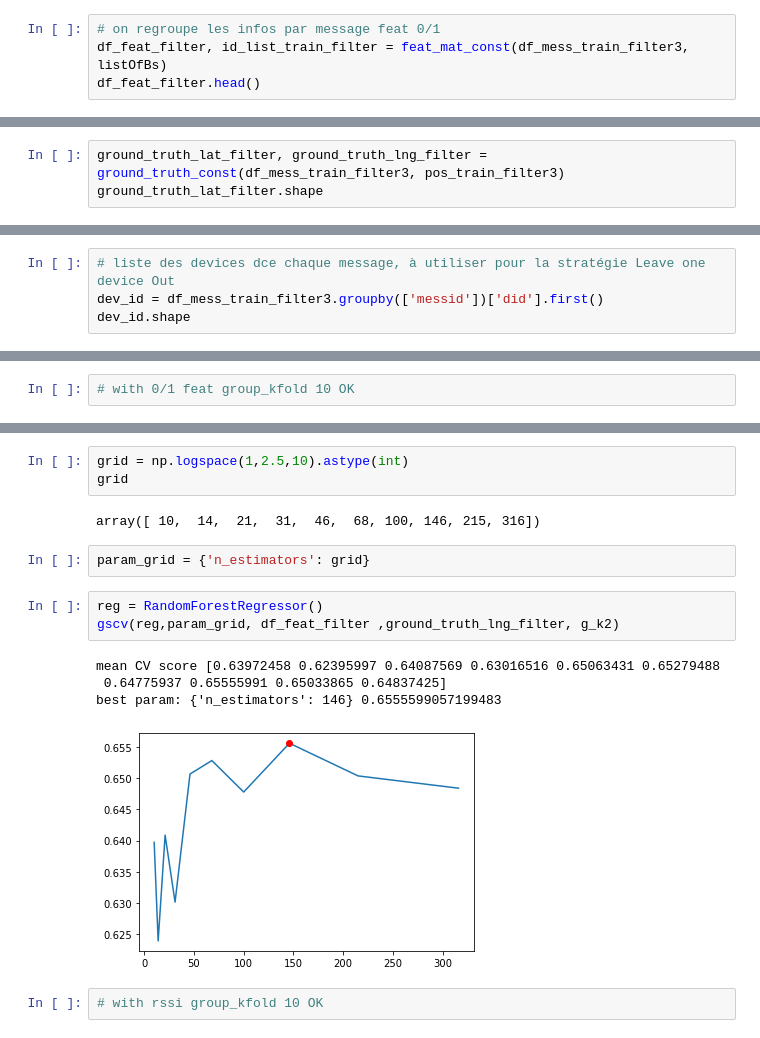
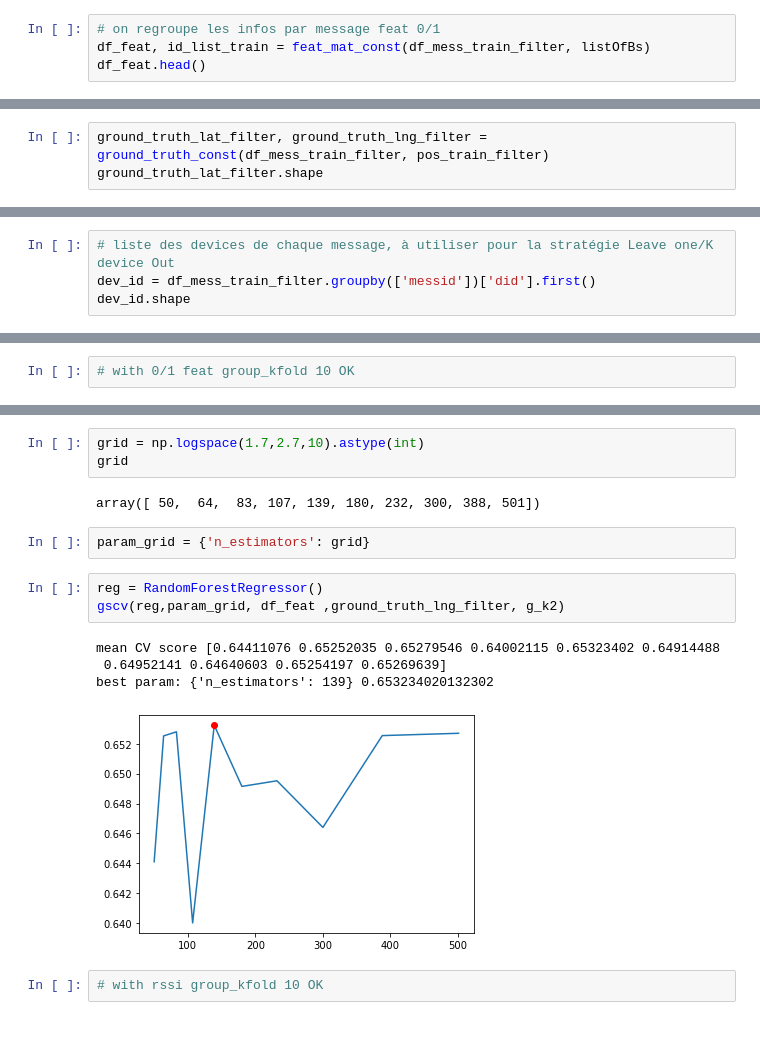
Before and after one commit to PhileasFrog/Geoloc_IOT, a Jupyter notebook: Notebook/TP_Geoloc_Msp_Telecom_ML_BCO.ipynb, the cells around one changed output, grey strips where cells are left out. Drawn from its saved outputs; the diff is of its cells as text.

```diff
--- a/Notebook/TP_Geoloc_Msp_Telecom_ML_BCO.ipynb
+++ b/Notebook/TP_Geoloc_Msp_Telecom_ML_BCO.ipynb
@@ -149,8 +150,8 @@ def ground_truth_const(df_mess_train, pos_train):
     return ground_truth_lat, ground_truth_lng
 # %%
 # on regroupe les infos par message feat 0/1
-df_feat_filter, id_list_train_filter = feat_mat_const(df_mess_train_filter3, listOfBs)
-df_feat_filter.head()
+df_feat, id_list_train = feat_mat_const(df_mess_train_filter, listOfBs)
+df_feat.head()
 # %% [output]
 |  | 879 | 911 | 921 | 944 | 980 | 1012 | 1086 | 1092 | 1120 | 1131 | ... | ... |
 | 0 | 0.0 | 0.0 | 0.0 | 0.0 | 0.0 | 0.0 | 0.0 | 0.0 | 0.0 | 0.0 | ... | ... |
@@ -176,13 +177,13 @@ df_feat2_filter.head()
 | 4 | -2000.0 | -2000.0 | -2000.0 | -2000.0 | -2000.0 | -2000.0 | -141.0 | -2000.0 | -2000.0 | -2000.0 | ... | ... |
 5 rows × 259 columns
 # %%
-ground_truth_lat_filter, ground_truth_lng_filter = ground_truth_const(df_mess_train_filter3, pos_train_filter3)
+ground_truth_lat_filter, ground_truth_lng_filter = ground_truth_const(df_mess_train_filter, pos_train_filter)
 ground_truth_lat_filter.shape
 # %% [output]
 (5868,)
 # %%
-# liste des devices dce chaque message, à utiliser pour la stratégie Leave one device Out
-dev_id = df_mess_train_filter3.groupby(['messid'])['did'].first()
+# liste des devices de chaque message, à utiliser pour la stratégie Leave one/K device Out
+dev_id = df_mess_train_filter.groupby(['messid'])['did'].first()
 dev_id.shape
 # %% [output]
 (5868,)
@@ -306,18 +393,18 @@ test_model(reg, df_feat_filter, group_kfold)
 # %%
-grid = np.logspace(1,2.5,10).astype(int)
+grid = np.logspace(1.7,2.7,10).astype(int)
 grid
 # %% [output]
-array([ 10,  14,  21,  31,  46,  68, 100, 146, 215, 316])
+array([ 50,  64,  83, 107, 139, 180, 232, 300, 388, 501])
 # %%
 param_grid = {'n_estimators': grid}
 # %%
 reg = RandomForestRegressor()
-gscv(reg,param_grid, df_feat_filter ,ground_truth_lng_filter, g_k2)
+gscv(reg,param_grid, df_feat ,ground_truth_lng_filter, g_k2)
 # %% [output]
-mean CV score [0.63972458 0.62395997 0.64087569 0.63016516 0.65063431 0.65279488
- 0.64775937 0.65555991 0.65033865 0.64837425]
-best param: {'n_estimators': 146} 0.6555599057199483
+mean CV score [0.64411076 0.65252035 0.65279546 0.64002115 0.65323402 0.64914488
+ 0.64952141 0.64640603 0.65254197 0.65269639]
+best param: {'n_estimators': 139} 0.653234020132302
-[figure, old version]
+[figure, new version]
 # %%
 # with rssi group_kfold 10 OK
 # %%
```
Also changed, not shown: parts of 37 cells of this notebook.
